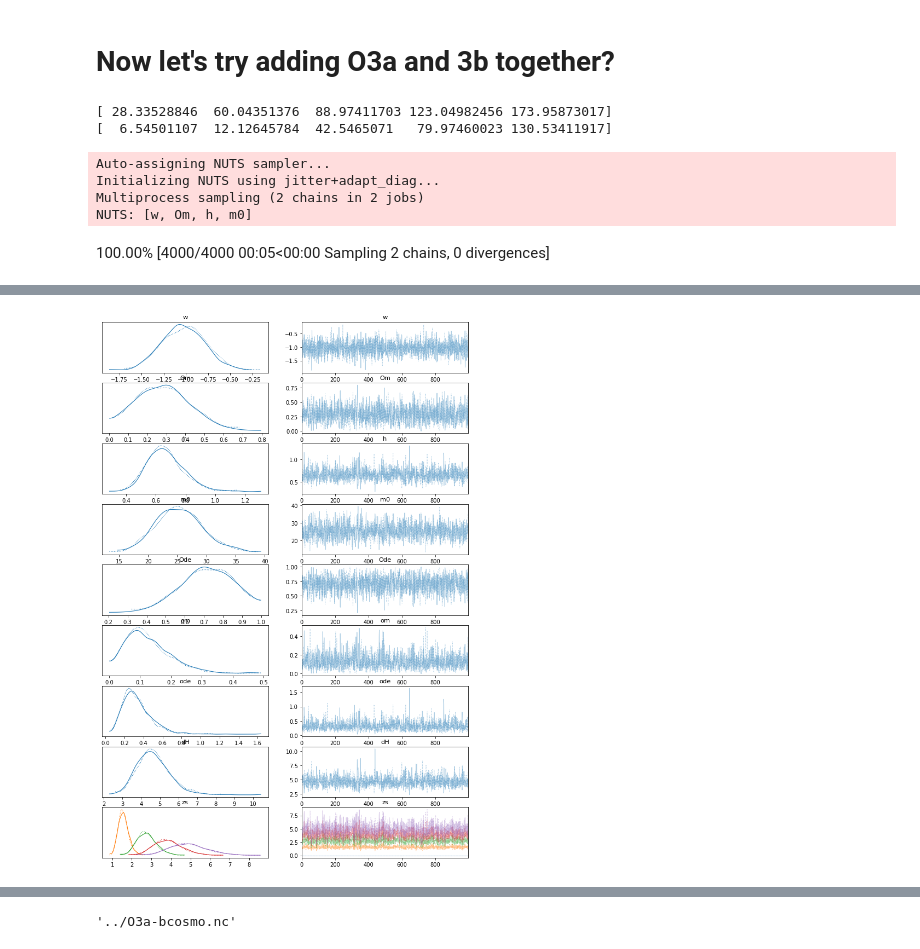
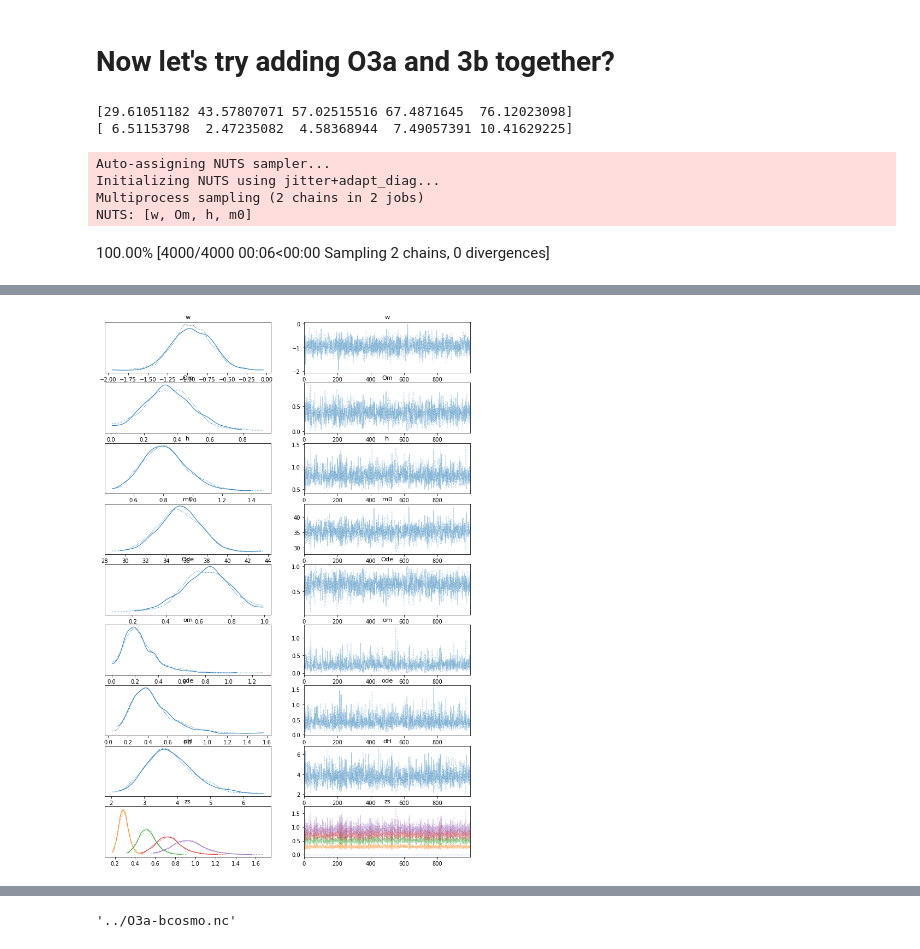
Before and after one commit to ctmurphey/LIGO-O3b-Analysis, a Jupyter notebook: cosmo-mcmc-fit.ipynb, the cells around one changed output, grey strips where cells are left out. Saved outputs shown, nothing was run; the diff lists cells and outputs as text; code cells hidden in the pictures.

```diff
--- a/cosmo-mcmc-fit.ipynb
+++ b/cosmo-mcmc-fit.ipynb
@@ -146,8 +146,17 @@ trace.to_netcdf("O3bcosmo.nc")
 'O3bcosmo.nc'
 # %% [markdown]
 # Now let's try adding O3a and 3b together?
+# %%
+cols = ['luminosity_distance', 'mass_1'] # Only taking directly observable values
+n_runs = 100   # number of random plots to make
+n_m = 100    # resolution of mass points to find max over
+n_mc = 5     # number of points to fit for the MCMC
+m_cut = 25   # M_sun
+
+mass_array = np.zeros((n_runs, n_mc))
+# d_ls = np.linspace(0, 10000, n_mc) #different DLs to get mass at, units of Mpc
+d_ls = np.linspace(0, 5000, n_mc)
 # %%
-d_ls = np.linspace(0, 50, n_mc)
 for run in range(n_runs):
     df = False #janky method, alternative would be strongly appreciated
 
@@ -181,7 +190,8 @@ for run in range(n_runs):
 
 
     dlmin = 0
-    dlmax = max(df['luminosity_distance'])
+#     dlmax = max(df['luminosity_distance'])
+    dlmax=max(d_ls)
     mmin = 0
     mmax = max(df['mass_1'])
 
@@ -191,10 +201,12 @@ for run in range(n_runs):
 
 #     d_ls = np.linspace(0, np.max(df['luminosity_distance'])/1000, n_mc)
 
-    ms = np.linspace(0, np.max(df['mass_1']), n_m)
+    ms = np.linspace(mmin, mmax, n_m)
 
     for i, dl in enumerate(K):
         mass_array[run, i] = ms[np.argmax(dl)]
+
+#     plot(arr)
 # %%
 mu_m = np.mean(mass_array, axis=0)
 sigma_m = np.std(mass_array, axis=0)
@@ -202,14 +214,14 @@ print(mu_m)
 print(sigma_m)
 
 
-with make_model(ms_obs=mu_m, sigma_ms_obs=sigma_m, dls=d_ls, zmax=100) as model:
+with make_model(ms_obs=mu_m, sigma_ms_obs=sigma_m, dls=d_ls/1000, zmax=100) as model:
     trace = pm.sample()
     az.plot_trace(trace)
 # %% [output]
-[ 28.33528846  60.04351376  88.97411703 123.04982456 173.95873017]
-[  6.54501107  12.12645784  42.5465071   79.97460023 130.53411917]
+[29.61051182 43.57807071 57.02515516 67.4871645  76.12023098]
+[ 6.51153798  2.47235082  4.58368944  7.49057391 10.41629225]
 Auto-assigning NUTS sampler...
 Initializing NUTS using jitter+adapt_diag...
 Multiprocess sampling (2 chains in 2 jobs)
 NUTS: [w, Om, h, m0]
-100.00% [4000/4000 00:05<00:00 Sampling 2 chains, 0 divergences]
+100.00% [4000/4000 00:06<00:00 Sampling 2 chains, 0 divergences]
@@ -217,2 +229,2 @@ Sampling 2 chains for 1_000 tune and 1_000 draw iterations (2_000 + 2_000 draws
 We recommend running at least 4 chains for robust computation of convergence diagnostics
-[figure, old version]
+[figure, new version]
```
Also changed, not shown: parts of 4 cells of this notebook, 1 other file.
